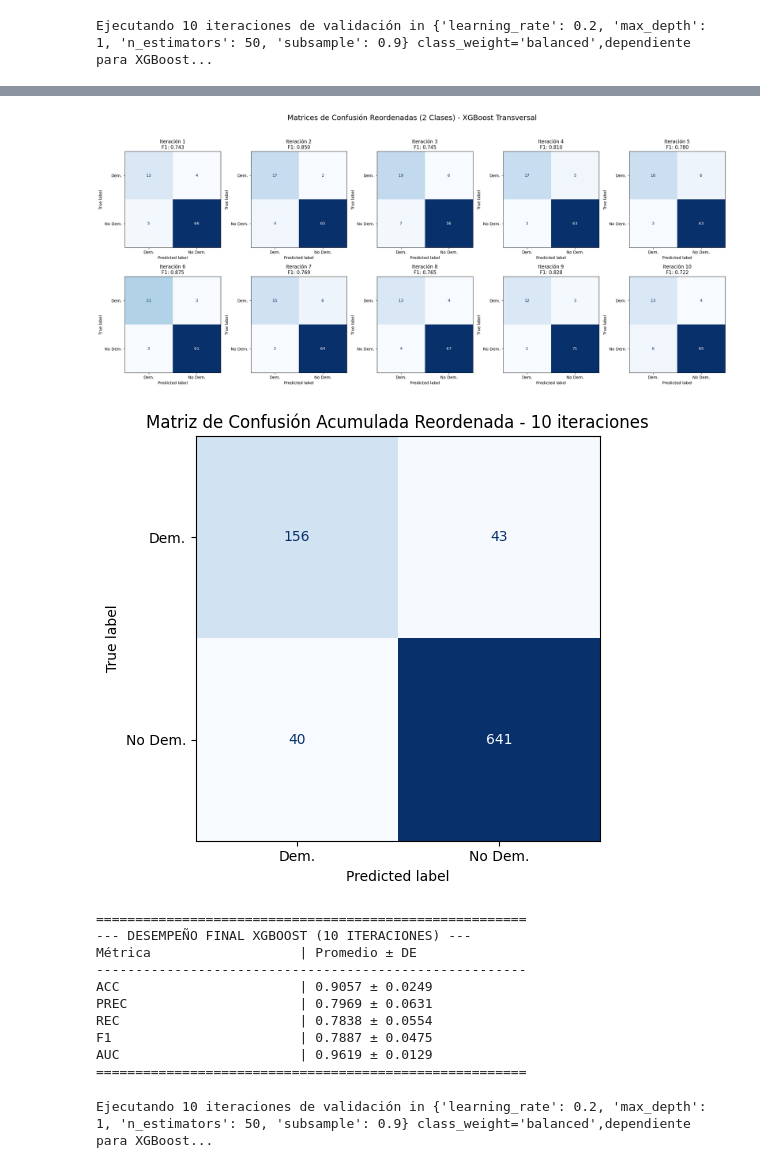
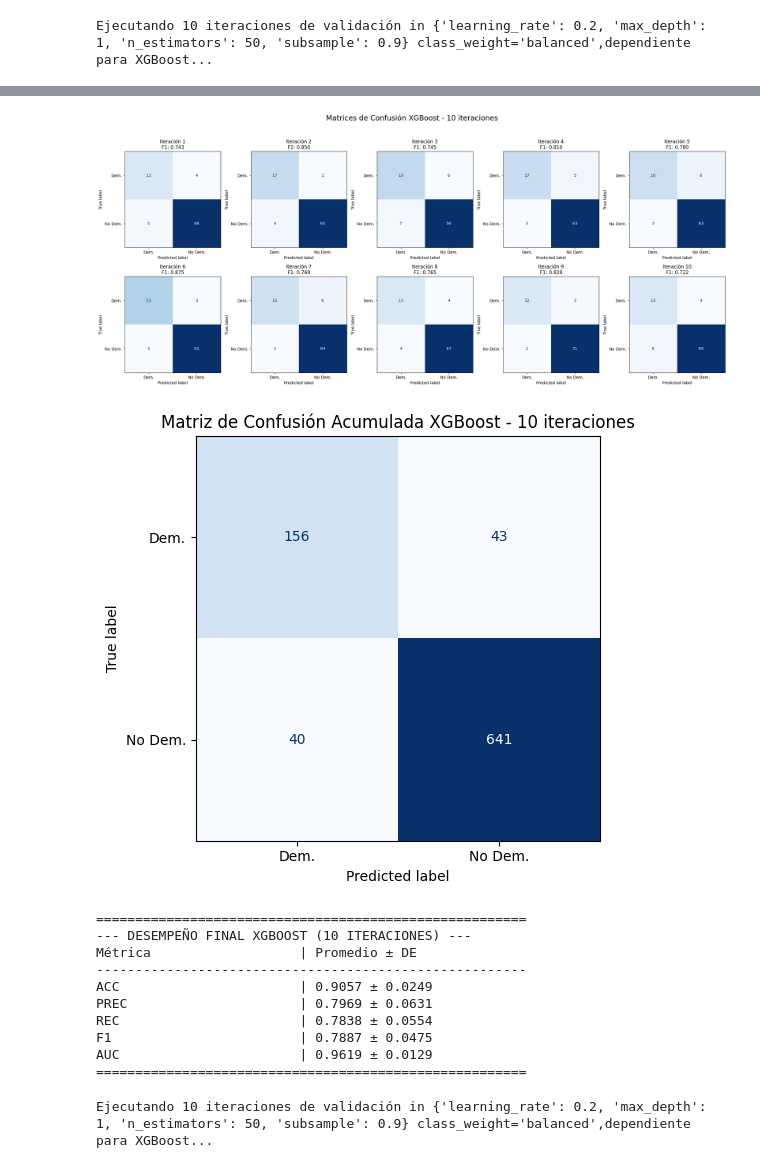
Before and after one commit to felipe0435/Proyecto-2-Mineria-de-datos, a Jupyter notebook: XGBoost.ipynb, the cells around one changed output, grey strips where cells are left out. Cells and saved outputs as stored; diff of their text form; code cells hidden in the pictures.

```diff
--- a/XGBoost.ipynb
+++ b/XGBoost.ipynb
@@ -144,7 +130,7 @@ for i in range(10):
     disp.plot(ax=axes[i], cmap='Blues', colorbar=False, values_format='d')
     axes[i].set_title(f"Iteración {i+1}\nF1: {results['f1'][-1]:.3f}")
 
-plt.suptitle("Matrices de Confusión Reordenadas (2 Clases) - XGBoost Transversal", fontsize=18)
+plt.suptitle("Matrices de Confusión XGBoost - 10 iteraciones", fontsize=18)
 plt.tight_layout(rect=[0, 0.03, 1, 0.95])
 plt.show()
 
@@ -153,7 +139,7 @@ avg_cm = cm_sum
 fig_avg, ax_avg = plt.subplots(figsize=(6, 5))
 disp_avg = ConfusionMatrixDisplay(confusion_matrix=avg_cm, display_labels=['Dem.', 'No Dem.'])
 disp_avg.plot(ax=ax_avg, cmap='Blues', colorbar=False, values_format='d')
-ax_avg.set_title('Matriz de Confusión Acumulada Reordenada - 10 iteraciones')
+ax_avg.set_title('Matriz de Confusión Acumulada XGBoost - 10 iteraciones')
 plt.tight_layout()
 plt.show()
 
@@ -183,9 +169,9 @@ Parameters: { "use_label_encoder" } are not used.
   bst.update(dtrain, iteration=i, fobj=obj)
 Parameters: { "use_label_encoder" } are not used.
 
   bst.update(dtrain, iteration=i, fobj=obj)
-[figure, old version]
+[figure, new version]
-[figure, old version]
+[figure, new version]
 =======================================================
 --- DESEMPEÑO FINAL XGBOOST (10 ITERACIONES) ---
 Métrica                   | Promedio ± DE
```
Also changed, not shown: parts of 2 cells of this notebook, 2 other files.
